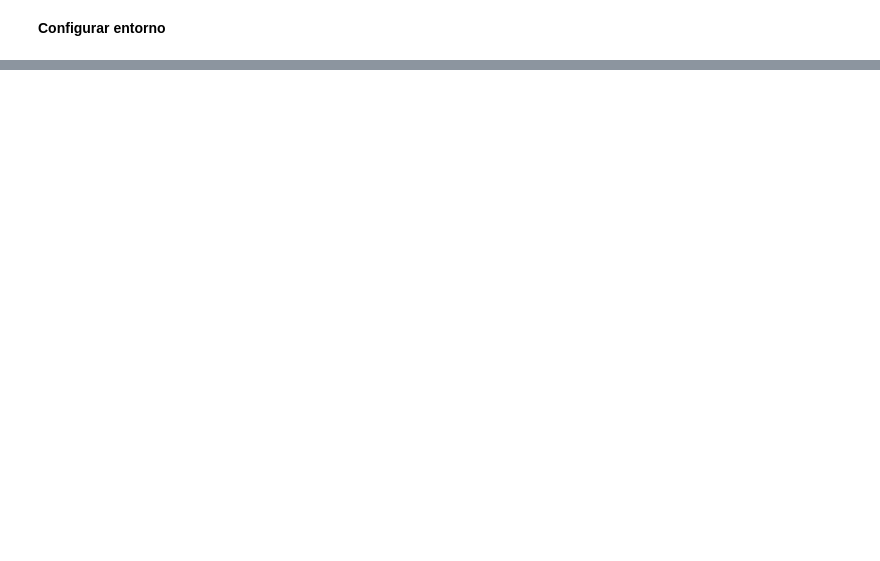
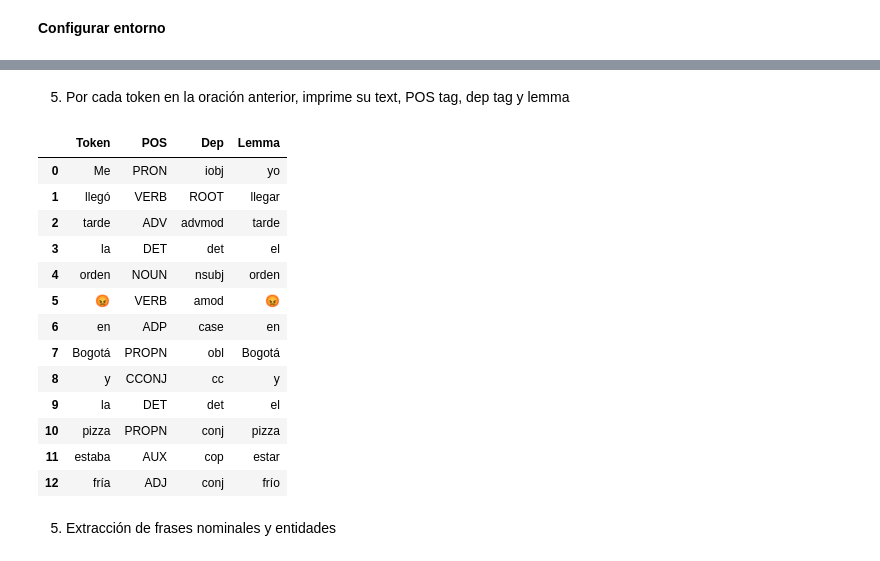
Before and after one commit to sebastianb92/nlp-labs, a Jupyter notebook: Session1/1-Spacy-Basics.ipynb, the cells around one changed output, grey strips where cells are left out. Saved outputs shown, nothing was run; the diff lists cells and outputs as text; code cells hidden in the pictures; blank space fills up the shorter version.

```diff
--- a/Session1/1-Spacy-Basics.ipynb
+++ b/Session1/1-Spacy-Basics.ipynb
@@ -34,0 +125,27 @@ ttps://github.com/sebastianb92/nlp-labs/blob/main/requirements.txt: Unsupported
+# %% [markdown]
+5. Por cada token en la oración anterior, imprime su text, POS tag, dep tag y lemma
+# %%
+import pandas as pd
+
+rows = []
+for token in docs[0]:
+    rows.append([token.text, token.pos_, token.dep_, token.lemma_])
+
+pd.DataFrame(rows, columns=["Token","POS","Dep","Lemma"])
+# %% [output]
+|  | Token | POS | Dep | Lemma |
+| 0 | Me | PRON | iobj | yo |
+| 1 | llegó | VERB | ROOT | llegar |
+| 2 | tarde | ADV | advmod | tarde |
+| 3 | la | DET | det | el |
+| 4 | orden | NOUN | nsubj | orden |
+| 5 | 😡 | VERB | amod | 😡 |
+| 6 | en | ADP | case | en |
+| 7 | Bogotá | PROPN | obl | Bogotá |
+| 8 | y | CCONJ | cc | y |
+| 9 | la | DET | det | el |
+| 10 | pizza | PROPN | conj | pizza |
+| 11 | estaba | AUX | cop | estar |
+| 12 | fría | ADJ | conj | frío |
+# %% [markdown]
+5) Extracción de frases nominales y entidades
```
Also changed, not shown: parts of 15 cells of this notebook.
